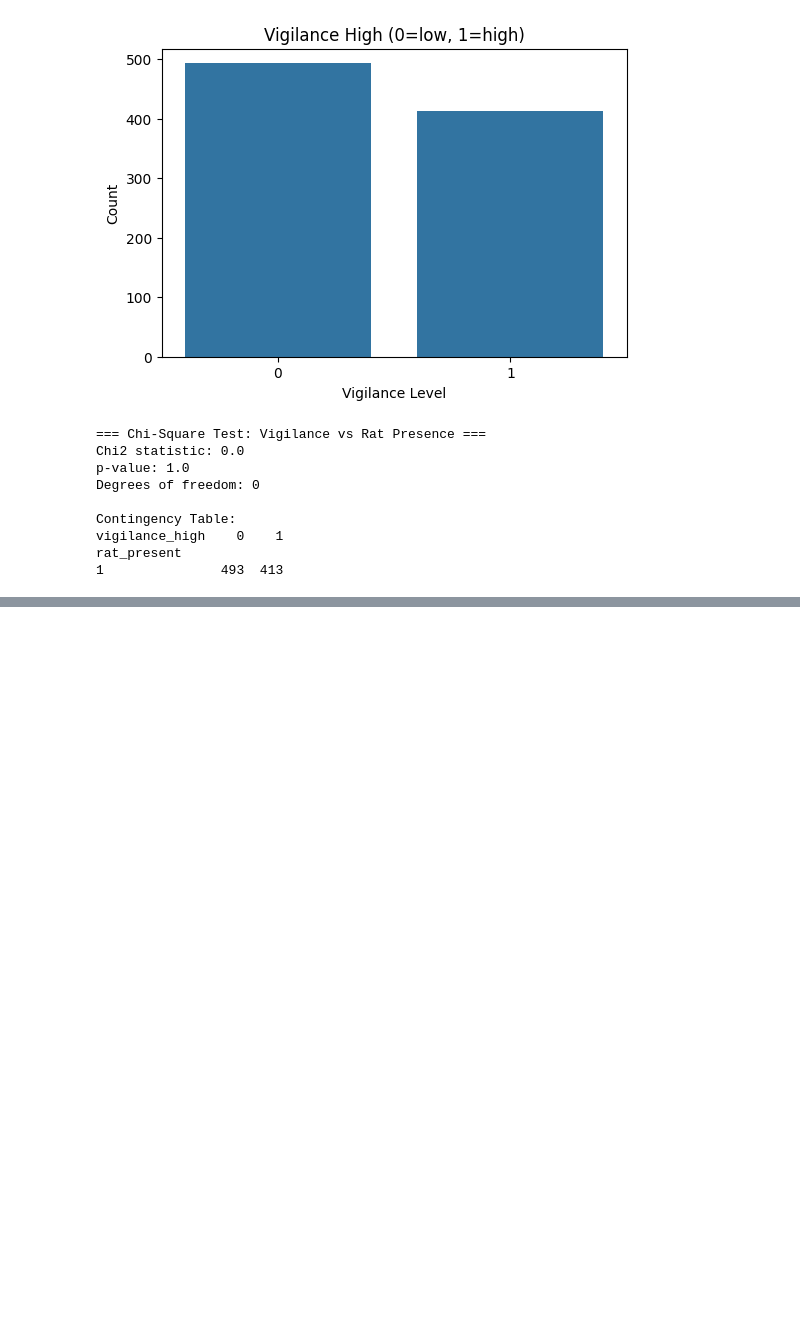
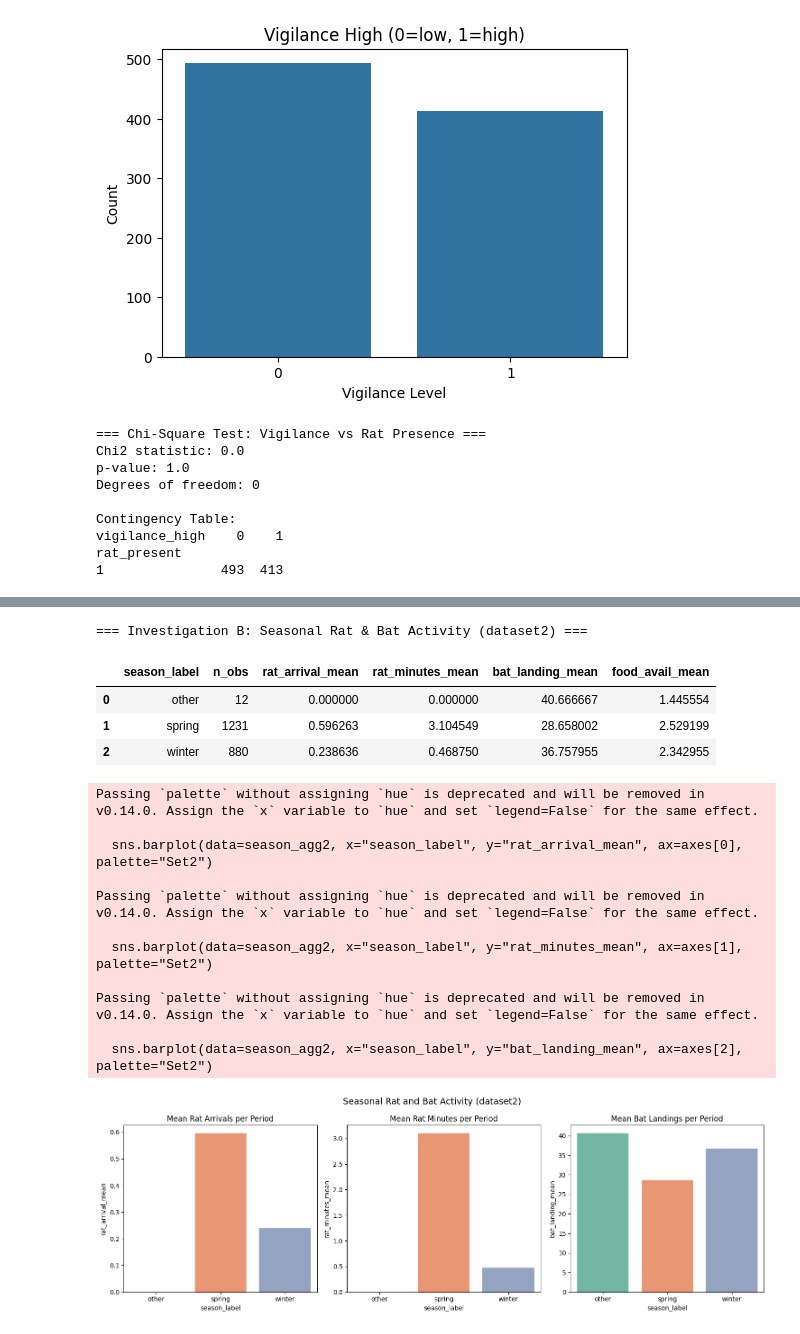
Before and after one commit to Harinder-cdu/HIT410-group54, a Jupyter notebook: bat_vs_rat.ipynb, the cells around one changed output, grey strips where cells are left out. Drawn from its saved outputs; the diff is of its cells as text; code cells hidden in the pictures; blank space fills up the shorter version.

```diff
--- a/bat_vs_rat.ipynb
+++ b/bat_vs_rat.ipynb
@@ -538,0 +671,63 @@ rat_present
+# %%
+# Investigation B with dataset2 (seasonal differences in rat/bat activity)
+
+# Map months to season_label (align with dataset1 convention)
+def month_to_season(m):
+    if m in [0, 1, 2]:   # winter
+        return "winter"
+    elif m in [3, 4, 5]: # spring
+        return "spring"
+    else:
+        return "other"
+
+df2["season_label"] = df2["month"].apply(month_to_season)
+
+# Aggregate by season
+season_agg2 = (
+    df2.groupby("season_label")
+    .agg(
+        n_obs=("time", "size"),
+        rat_arrival_mean=("rat_arrival_number", "mean"),
+        rat_minutes_mean=("rat_minutes", "mean"),
+        bat_landing_mean=("bat_landing_number", "mean"),
+        food_avail_mean=("food_availability", "mean"),
+    )
+    .reset_index()
+)
+
+print("\n=== Investigation B: Seasonal Rat & Bat Activity (dataset2) ===")
+display(season_agg2)
+
+# Visualisation
+fig, axes = plt.subplots(1, 3, figsize=(15,5))
+
+sns.barplot(data=season_agg2, x="season_label", y="rat_arrival_mean", ax=axes[0], palette="Set2")
+axes[0].set_title("Mean Rat Arrivals per Period")
+
+sns.barplot(data=season_agg2, x="season_label", y="rat_minutes_mean", ax=axes[1], palette="Set2")
+axes[1].set_title("Mean Rat Minutes per Period")
+
+sns.barplot(data=season_agg2, x="season_label", y="bat_landing_mean", ax=axes[2], palette="Set2")
+axes[2].set_title("Mean Bat Landings per Period")
+
+plt.suptitle("Seasonal Rat and Bat Activity (dataset2)", fontsize=14)
+plt.tight_layout()
+plt.show()
+# %% [output]
+=== Investigation B: Seasonal Rat & Bat Activity (dataset2) ===
+|  | season_label | n_obs | rat_arrival_mean | rat_minutes_mean | bat_landing_mean | food_avail_mean |
+| 0 | other | 12 | 0.000000 | 0.000000 | 40.666667 | 1.445554 |
+| 1 | spring | 1231 | 0.596263 | 3.104549 | 28.658002 | 2.529199 |
+| 2 | winter | 880 | 0.238636 | 0.468750 | 36.757955 | 2.342955 |
+Passing `palette` without assigning `hue` is deprecated and will be removed in v0.14.0. Assign the `x` variable to `hue` and set `legend=False` for the same effect.
+
+  sns.barplot(data=season_agg2, x="season_label", y="rat_arrival_mean", ax=axes[0], palette="Set2")
+
+Passing `palette` without assigning `hue` is deprecated and will be removed in v0.14.0. Assign the `x` variable to `hue` and set `legend=False` for the same effect.
+
+  sns.barplot(data=season_agg2, x="season_label", y="rat_minutes_mean", ax=axes[1], palette="Set2")
+
+Passing `palette` without assigning `hue` is deprecated and will be removed in v0.14.0. Assign the `x` variable to `hue` and set `legend=False` for the same effect.
+
+  sns.barplot(data=season_agg2, x="season_label", y="bat_landing_mean", ax=axes[2], palette="Set2")
+[figure, added]
```
Also changed, not shown: parts of 2 cells of this notebook.
